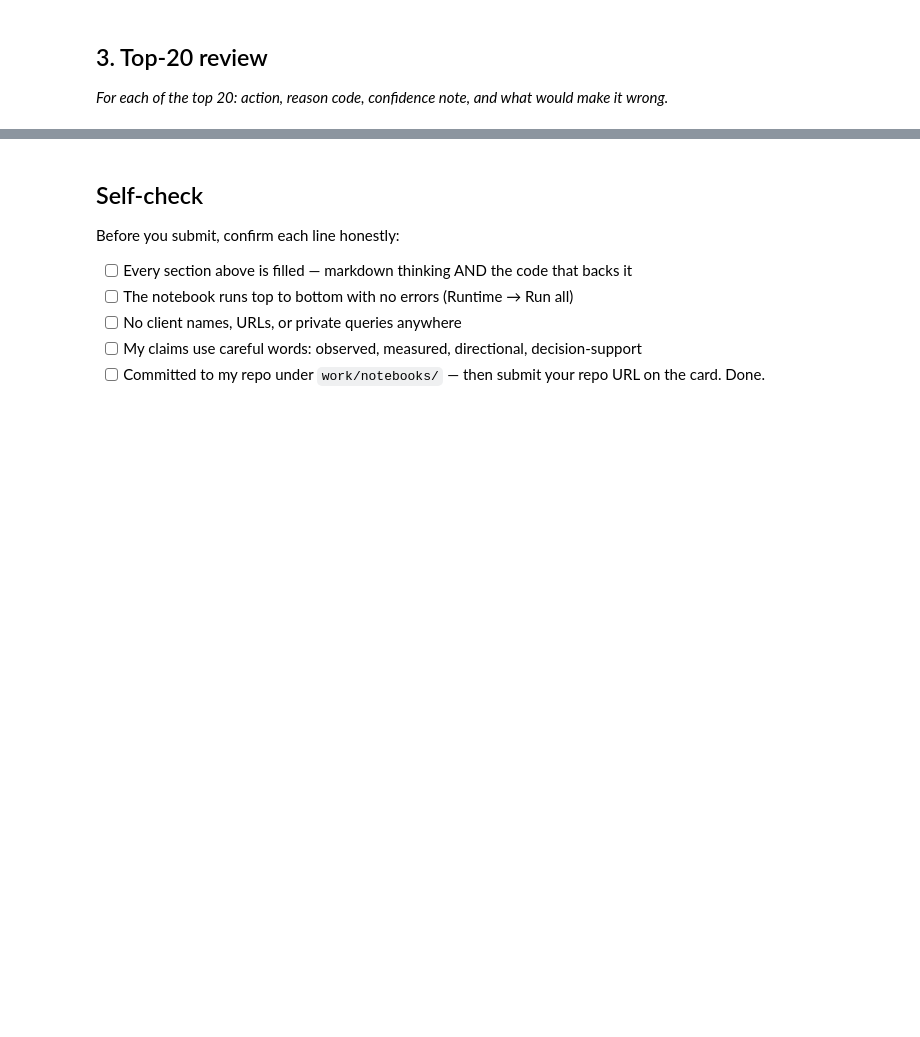
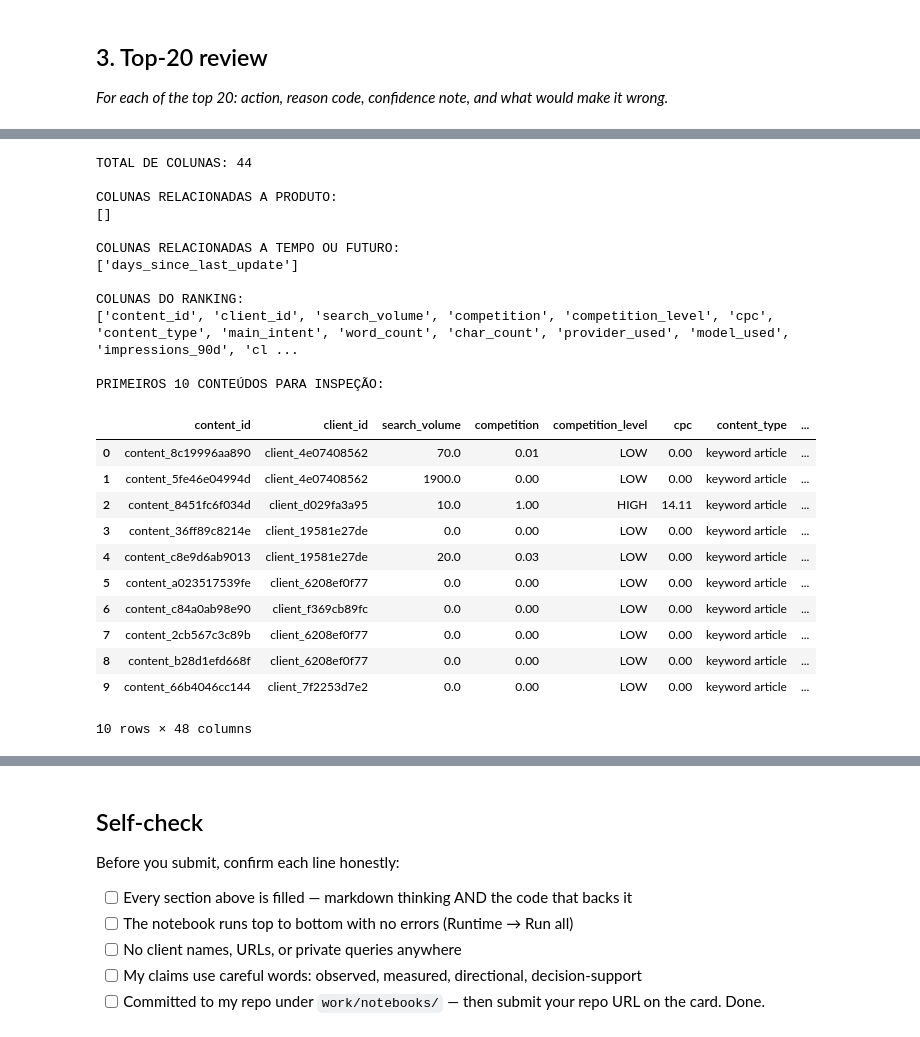
Before and after one commit to Maison-ux/flyrank-assignament1-internship, a Jupyter notebook: work/notebooks/w04_baseline_score.ipynb, the cells around one changed output, grey strips where cells are left out. Cells and saved outputs as stored; diff of their text form; code cells hidden in the pictures; blank space fills up the shorter version.

```diff
--- a/work/notebooks/w04_baseline_score.ipynb
+++ b/work/notebooks/w04_baseline_score.ipynb
@@ -22,0 +754,15 @@ This skeleton is yours to fill. Work the sections **in order** — each one has
+# %%
+# Associar o CTR de referência à faixa de posição de cada conteúdo
+analise["ctr_referencia"] = analise["position_tier"].map(referencias)
+
+# Conferir o resultado
+display(
+    analise[
+        ["position_tier", "ctr", "ctr_referencia"]
+    ].head(10)
+)
+
+print(
+    "Valores sem referência:",
+    analise["ctr_referencia"].isna().sum()
+)
@@ -36,0 +1129,51 @@ This skeleton is yours to fill. Work the sections **in order** — each one has
+# %%
+# WEAK PICKS + LEAKAGE CHECK
+# Diagnóstico inicial das colunas do dataset
+
+print("TOTAL DE COLUNAS:", len(dados.columns))
+
+print("\nCOLUNAS RELACIONADAS A PRODUTO:")
+print([
+    c for c in dados.columns
+    if any(term in c.lower() for term in
+           ["product", "produto", "flag"])
+])
+
+print("\nCOLUNAS RELACIONADAS A TEMPO OU FUTURO:")
+print([
+    c for c in dados.columns
+    if any(term in c.lower() for term in
+           ["future", "future_", "next_", "window",
+            "period", "date", "data", "forecast"])
+])
+
+print("\nCOLUNAS DO RANKING:")
+print(resultado.columns.tolist())
+
+print("\nPRIMEIROS 10 CONTEÚDOS PARA INSPEÇÃO:")
+display(resultado.head(10))
+# %% [output]
+TOTAL DE COLUNAS: 44
+
+COLUNAS RELACIONADAS A PRODUTO:
+[]
+
+COLUNAS RELACIONADAS A TEMPO OU FUTURO:
+['days_since_last_update']
+
+COLUNAS DO RANKING:
+['content_id', 'client_id', 'search_volume', 'competition', 'competition_level', 'cpc', 'content_type', 'main_intent', 'word_count', 'char_count', 'provider_used', 'model_used', 'impressions_90d', 'cl ...
+
+PRIMEIROS 10 CONTEÚDOS PARA INSPEÇÃO:
+|  | content_id | client_id | search_volume | competition | competition_level | cpc | content_type | ... |
+| 0 | content_8c19996aa890 | client_4e07408562 | 70.0 | 0.01 | LOW | 0.00 | keyword article | ... |
+| 1 | content_5fe46e04994d | client_4e07408562 | 1900.0 | 0.00 | LOW | 0.00 | keyword article | ... |
+| 2 | content_8451fc6f034d | client_d029fa3a95 | 10.0 | 1.00 | HIGH | 14.11 | keyword article | ... |
+| 3 | content_36ff89c8214e | client_19581e27de | 0.0 | 0.00 | LOW | 0.00 | keyword article | ... |
+| 4 | content_c8e9d6ab9013 | client_19581e27de | 20.0 | 0.03 | LOW | 0.00 | keyword article | ... |
+| 5 | content_a023517539fe | client_6208ef0f77 | 0.0 | 0.00 | LOW | 0.00 | keyword article | ... |
+| 6 | content_c84a0ab98e90 | client_f369cb89fc | 0.0 | 0.00 | LOW | 0.00 | keyword article | ... |
+| 7 | content_2cb567c3c89b | client_6208ef0f77 | 0.0 | 0.00 | LOW | 0.00 | keyword article | ... |
+| 8 | content_b28d1efd668f | client_6208ef0f77 | 0.0 | 0.00 | LOW | 0.00 | keyword article | ... |
+| 9 | content_66b4046cc144 | client_7f2253d7e2 | 0.0 | 0.00 | LOW | 0.00 | keyword article | ... |
+10 rows × 48 columns
```
Also changed, not shown: parts of 30 cells of this notebook.
